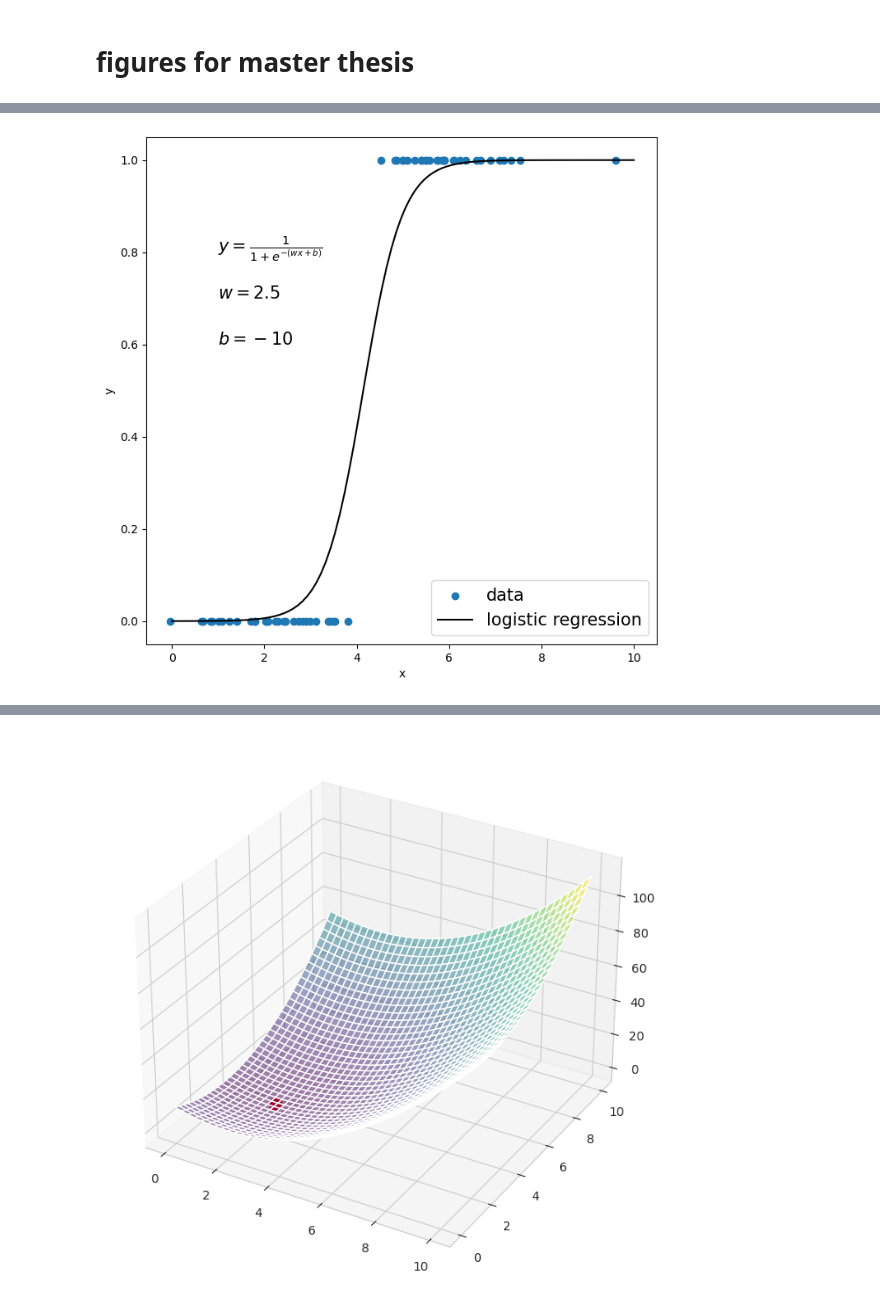
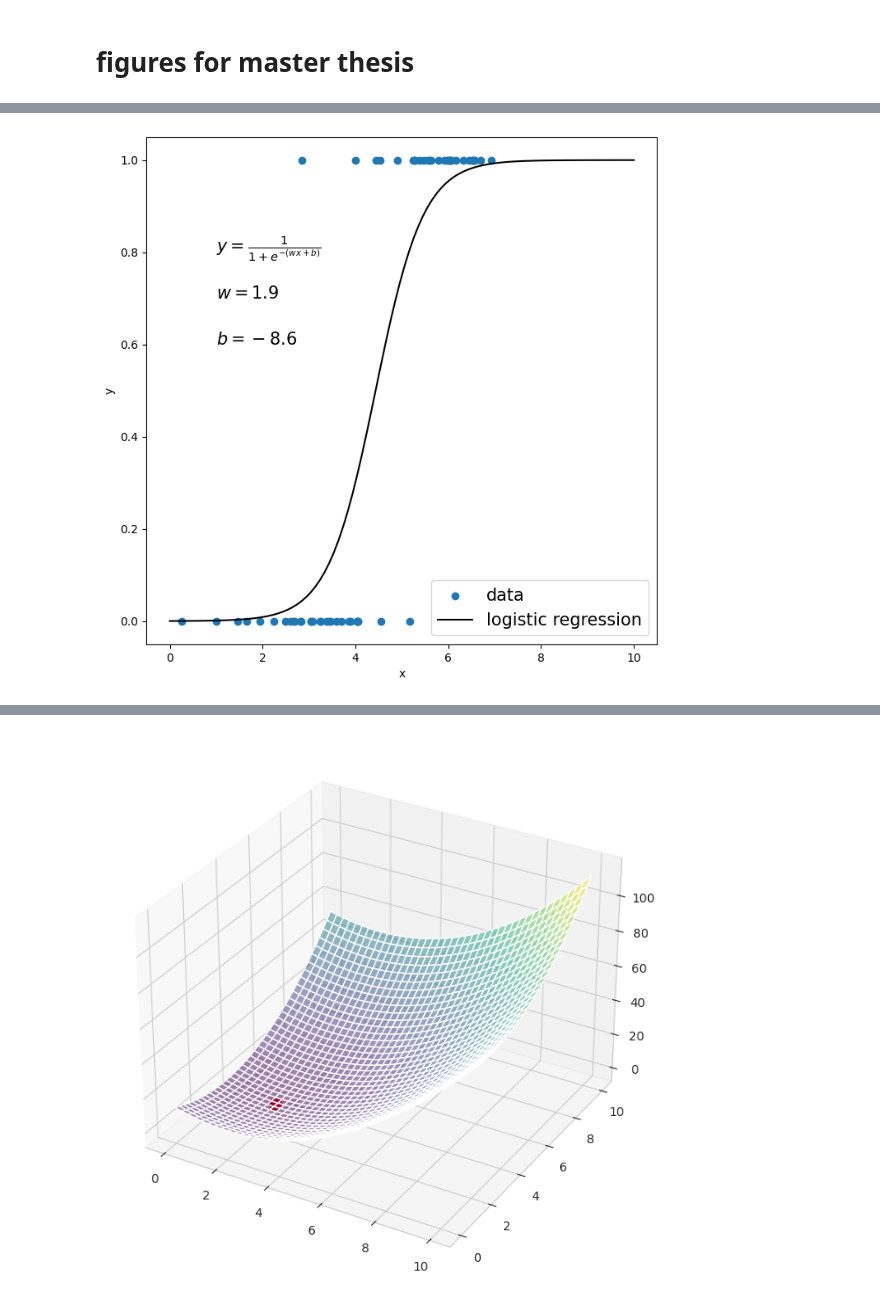
Before and after one commit to JoshuaGensel/MIME_ML, a Jupyter notebook: src/figures.ipynb, the cells around one changed output, grey strips where cells are left out. Saved outputs shown, nothing was run; the diff lists cells and outputs as text; code cells hidden in the pictures.

```diff
--- a/src/figures.ipynb
+++ b/src/figures.ipynb
@@ -31,34 +31,38 @@ plt.show()
 # %%
 # example figure for logistic regression
 # set figure size
 plt.figure(figsize=(8, 8))
 n = 30
 # generate binary data
-y0 = np.random.randn(n) + 2
+y0 = np.random.randn(n) + 3
 y1 = np.random.randn(n) + 6
 #y0 is class 0, y1 is class 1
 x = np.concatenate((y0, y1))
 y = np.concatenate((np.zeros(n), np.ones(n)))
 plt.scatter(x, y)
 plt.xlabel('x')
 plt.ylabel('y')
 # fit logistic regression
 lr = LogisticRegression()
 lr.fit(x.reshape(-1, 1), y)
 # add logistic regression curve to plot
 x_test = np.linspace(0, 10, 100)
 y_test = lr.predict_proba(x_test.reshape(-1, 1))[:, 1]
 plt.plot(x_test, y_test, 'black')
 # add equation
 plt.text(1, 0.8, r'$y = \frac{1}{1 + e^{-(wx + b)}}$', fontsize=15)
+
+# get w and b
+w = lr.coef_[0][0]
+b = lr.intercept_[0]
 # add w and b
-plt.text(1, 0.7, r'$w = 2.5$', fontsize=15)
-plt.text(1, 0.6, r'$b = -10$', fontsize=15)
+plt.text(1, 0.7, f'$w = {w:.1f}$', fontsize=15)
+plt.text(1, 0.6, f'$b = {b:.1f}$', fontsize=15)
 # add legend bottom right
 plt.legend(['data','logistic regression'], fontsize=15, loc='lower right')
 plt.show()
 # %% [output]
-[figure, old version]
+[figure, new version]
 # %%
 #example figure derivative as slope
 # set figure size
```
Also changed, not shown: parts of 9 cells of this notebook, 1 other file.
